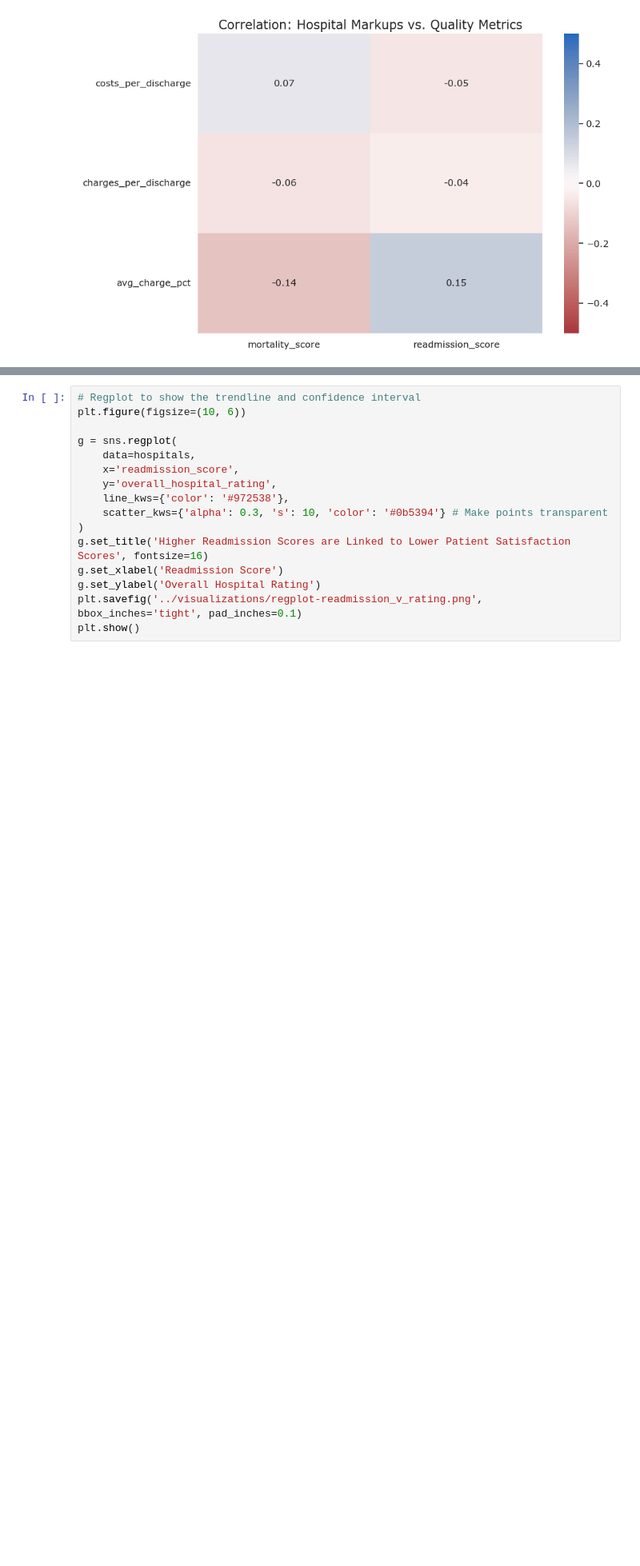
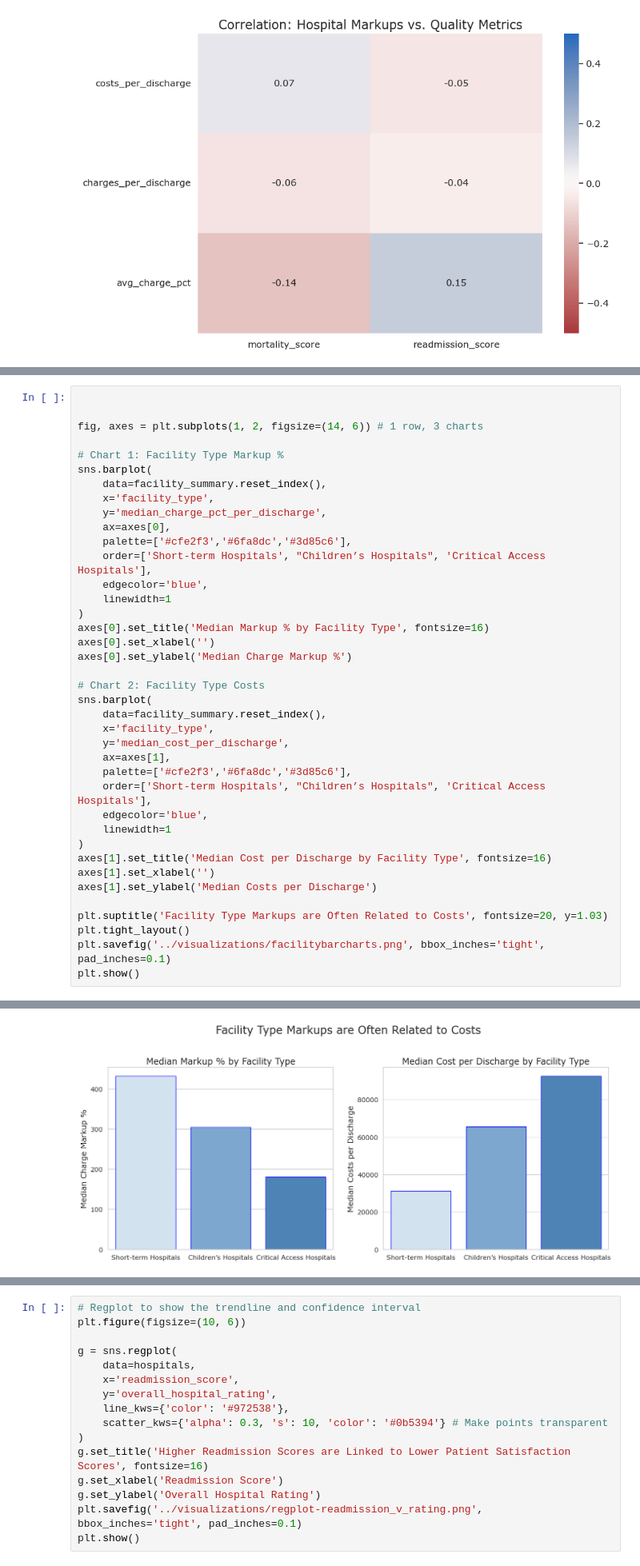
Before and after one commit to kjaques/hospital-financial-and-quality-performance, a Jupyter notebook: notebooks/analysis.ipynb, the cells around one changed output, grey strips where cells are left out. Shown at 80% size. Drawn from its saved outputs; the diff is of its cells as text; blank space fills up the shorter version.

```diff
--- a/notebooks/analysis.ipynb
+++ b/notebooks/analysis.ipynb
@@ -492,0 +497,40 @@ plt.show()
+# %%
+
+
+fig, axes = plt.subplots(1, 2, figsize=(14, 6)) # 1 row, 3 charts
+
+# Chart 1: Facility Type Markup %
+sns.barplot(
+    data=facility_summary.reset_index(),
+    x='facility_type',
+    y='median_charge_pct_per_discharge',
+    ax=axes[0],
+    palette=['#cfe2f3','#6fa8dc','#3d85c6'],
+    order=['Short-term Hospitals', "Children’s Hospitals", 'Critical Access Hospitals'],
+    edgecolor='blue',
+    linewidth=1
+)
+axes[0].set_title('Median Markup % by Facility Type', fontsize=16)
+axes[0].set_xlabel('')
+axes[0].set_ylabel('Median Charge Markup %')
+
+# Chart 2: Facility Type Costs
+sns.barplot(
+    data=facility_summary.reset_index(),
+    x='facility_type',
+    y='median_cost_per_discharge',
+    ax=axes[1],
+    palette=['#cfe2f3','#6fa8dc','#3d85c6'],
+    order=['Short-term Hospitals', "Children’s Hospitals", 'Critical Access Hospitals'],
+    edgecolor='blue',
+    linewidth=1
+)
+axes[1].set_title('Median Cost per Discharge by Facility Type', fontsize=16)
+axes[1].set_xlabel('')
+axes[1].set_ylabel('Median Costs per Discharge')
+
+plt.suptitle('Facility Type Markups are Often Related to Costs', fontsize=20, y=1.03)
+plt.tight_layout()
+plt.savefig('../visualizations/facilitybarcharts.png', bbox_inches='tight', pad_inches=0.1)
+plt.show()
+# %% [output]
@@ -493,3 +544,4 @@ plt.show()
+[figure, added]
 # %%
 # Heatmap for correlation of patient satisfaction survey categories vs costs, charges, and clinical outcomes.
 corr_data = hospitals[satisfaction_metrics + clinical_financial_metrics].corr()
```
Also changed, not shown: parts of 5 cells of this notebook, 5 other files.
